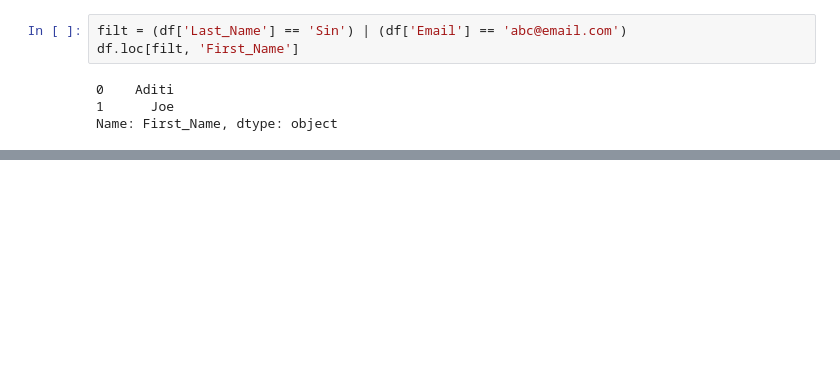
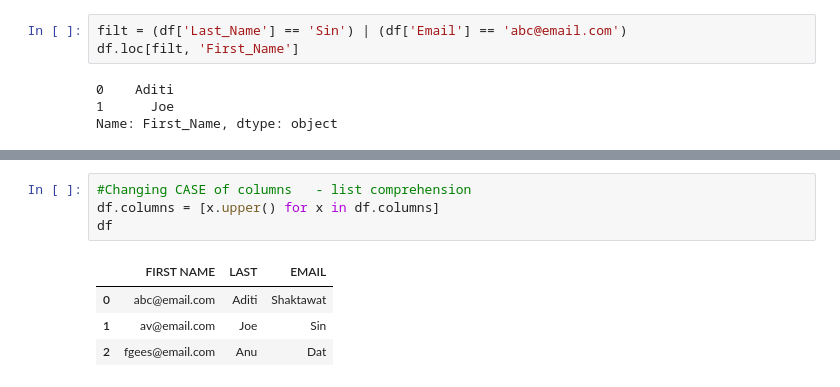
Before and after one commit to aditishaktawat/Data-Analyst-Journey, a Jupyter notebook: 04_Python/pandas/02_dataframes.ipynb, the cells around one changed output, grey strips where cells are left out. Cells and saved outputs as stored; diff of their text form; blank space fills up the shorter version.

```diff
--- a/04_Python/pandas/02_dataframes.ipynb
+++ b/04_Python/pandas/02_dataframes.ipynb
@@ -181,0 +204,9 @@ df.loc[~filt]   #opposite of filtering condition
+# %%
+#Changing CASE of columns   - list comprehension
+df.columns = [x.upper() for x in df.columns]
+df
+# %% [output]
+|  | FIRST NAME | LAST | EMAIL |
+| 0 | abc@email.com | Aditi | Shaktawat |
+| 1 | av@email.com | Joe | Sin |
+| 2 | fgees@email.com | Anu | Dat |
```
Also changed, not shown: parts of 36 cells of this notebook, 1 other file.
